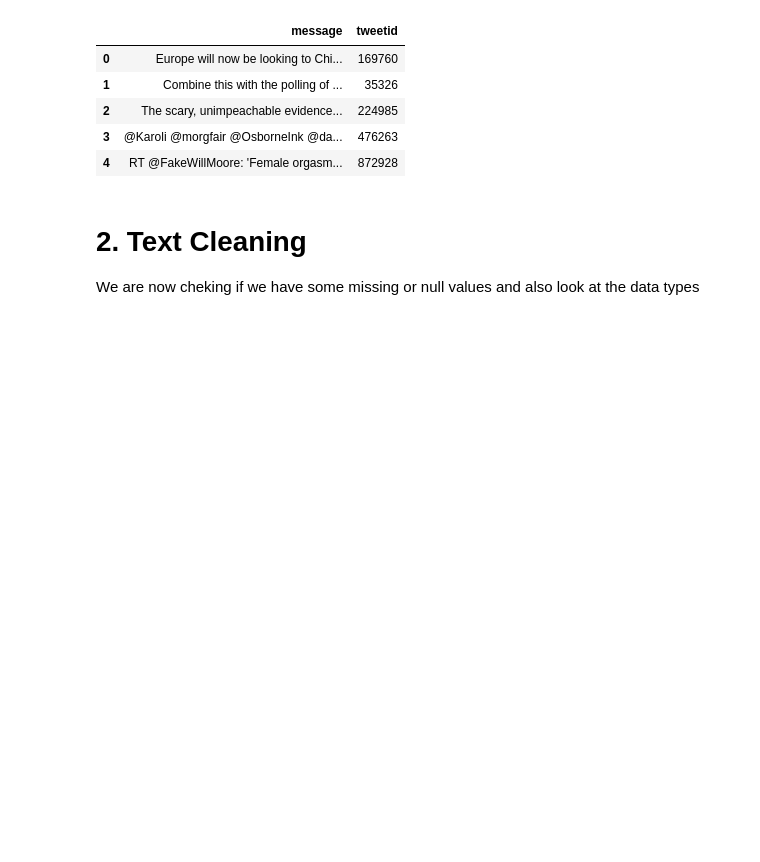
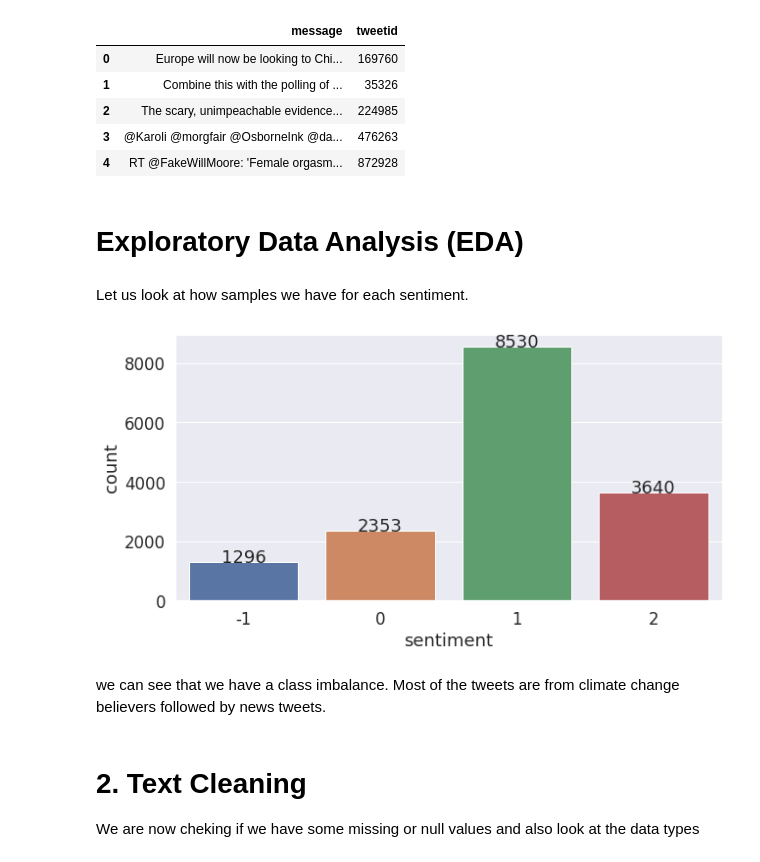
Before and after one commit to marth418/classification-predict-streamlit-template, a Jupyter notebook: Starter_notebook.ipynb, the cells around one changed output. Saved outputs shown, nothing was run; the diff lists cells and outputs as text; code cells hidden in the pictures; blank space fills up the shorter version.

```diff
--- a/Starter_notebook.ipynb
+++ b/Starter_notebook.ipynb
@@ -160,6 +160,23 @@ test_df.head()
 | 2 | The scary, unimpeachable evidence... | 224985 |
 | 3 | @Karoli @morgfair @OsborneInk @da... | 476263 |
 | 4 | RT @FakeWillMoore: 'Female orgasm... | 872928 |
+# %% [markdown]
+# Exploratory Data Analysis (EDA)
+# %% [markdown]
+Let us look at how samples we have for each sentiment.
+# %%
+#Countplot for each sentiment
+sns.set(font_scale=1.5)
+fig, ax1 = plt.subplots(figsize=(10,5))
+graph = sns.countplot(ax=ax1,x='sentiment', data=train_df)
+graph.set_xticklabels(graph.get_xticklabels())
+for p in graph.patches:
+    height = p.get_height()
+    graph.text(p.get_x()+p.get_width()/2., height + 0.1,height ,ha="center")
+# %% [output]
+[figure, added]
+# %% [markdown]
+we can see that we have a class imbalance.  Most of the tweets are from climate change believers followed by news tweets.
 # %% [markdown]
 # 2. Text Cleaning
 
```
Also changed, not shown: parts of 14 cells of this notebook.
